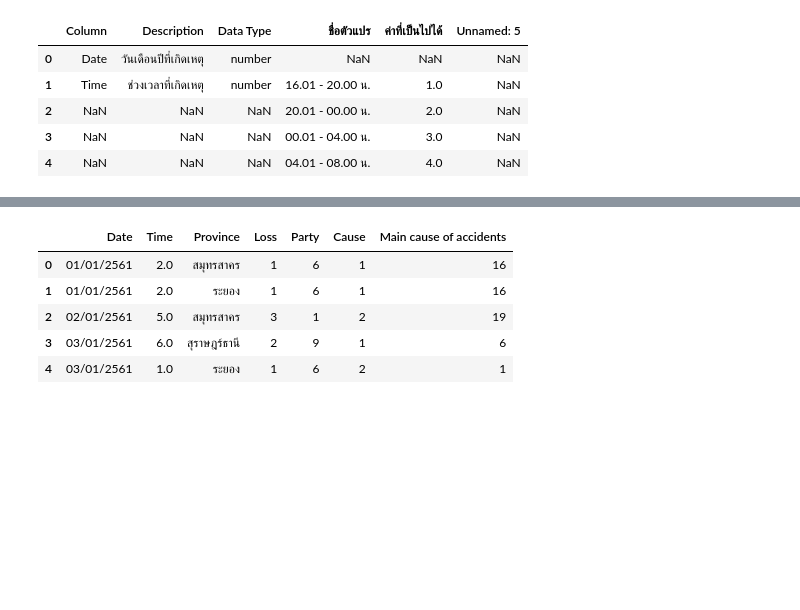
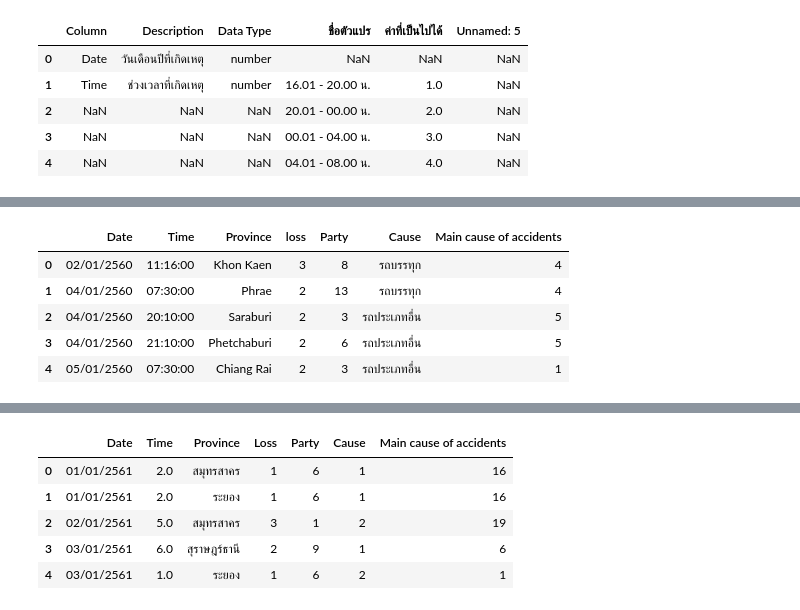
Before and after one commit to Aingon14/BSC_DPDM23, a Jupyter notebook: Group_project2.ipynb, the cells around one changed output, grey strips where cells are left out. Drawn from its saved outputs; the diff is of its cells as text; code cells hidden in the pictures; blank space fills up the shorter version.

```diff
--- a/Group_project2.ipynb
+++ b/Group_project2.ipynb
@@ -45,0 +189,29 @@ data60_col
+# %%
+# เปลี่ยนตัวแปรคู่กรณี (Party) เป็นตัวเลขที่กำหนดไว้
+data_truck_6000 = data_truck_600
+datapar60 = pd.DataFrame(data_truck_6000)
+datapar60['Party'] = datapar60['Party'].apply(lambda x: x.strip())
+datapar60['Party'] = datapar60['Party'].replace({'รถยนต์บรรทุกส่วนบุคคล (ปิคอัพ)':	'1',
+'รถยนต์นั่งส่วนบุคคลไม่เกิน7คน':	'2',
+'รถยนต์นั่งส่วนบุคคลเกิน7คน':	'3',
+'รถบรรทุก':	'4',
+'รถโดยสาร':	'5',
+'รถจักรยานยนต์':	'6',
+'รถจักรยาน':	'7',
+'รถอื่นๆ':	'8',
+'คู่กรณีมากกว่า 1 คัน':	'9',
+'เสาไฟฟ้า':	'10',
+'ป้าย':'11',
+'ต้นไม้':'12',
+'ไม่มีคู่กรณี': '13',
+'คนเดินเท้า':	'14',
+'ไม่ระบุ':	'15' })
+# %%
+data_truck_6000.head()
+# %% [output]
+|  | Date | Time | Province | loss | Party | Cause | Main cause of accidents |
+| 0 | 02/01/2560 | 11:16:00 | Khon Kaen | 3 | 8 | รถบรรทุก | 4 |
+| 1 | 04/01/2560 | 07:30:00 | Phrae | 2 | 13 | รถบรรทุก | 4 |
+| 2 | 04/01/2560 | 20:10:00 | Saraburi | 2 | 3 | รถประเภทอื่น | 5 |
+| 3 | 04/01/2560 | 21:10:00 | Phetchaburi | 2 | 6 | รถประเภทอื่น | 5 |
+| 4 | 05/01/2560 | 07:30:00 | Chiang Rai | 2 | 3 | รถประเภทอื่น | 1 |
```
Also changed, not shown: parts of 29 cells of this notebook.
